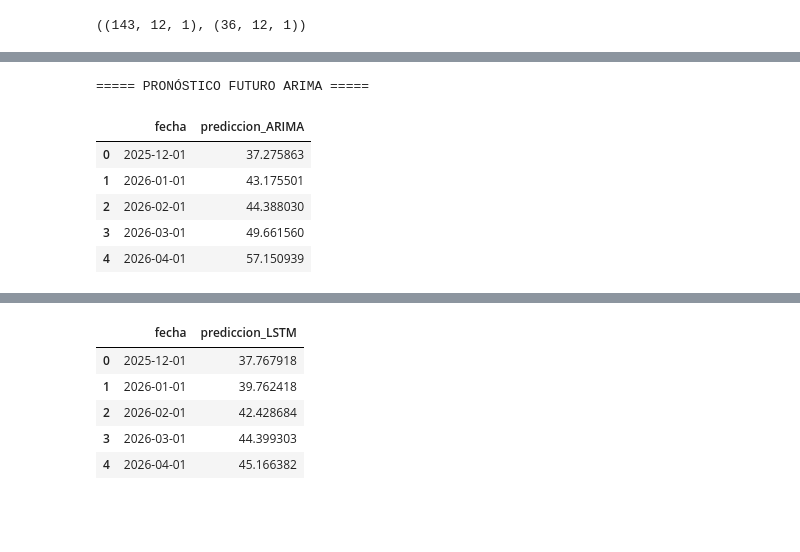
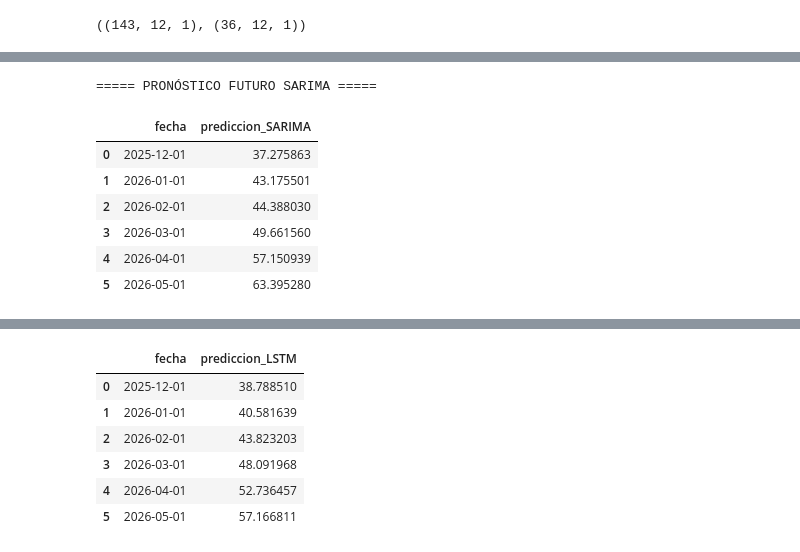
Before and after one commit to priscilacervantes25/examenfinal_modelos, a Jupyter notebook: pred.ipynb, the cells around one changed output, grey strips where cells are left out. Saved outputs shown, nothing was run; the diff lists cells and outputs as text; code cells hidden in the pictures; blank space fills up the shorter version.

```diff
--- a/pred.ipynb
+++ b/pred.ipynb
@@ -99,7 +107,8 @@ plt.show()
 <Figure size 1200x500 with 0 Axes>
 [figure]
 # %%
-scaler = MinMaxScaler()
+from sklearn.preprocessing import StandardScaler
+scaler = StandardScaler()
 serie_scaled = scaler.fit_transform(serie.values.reshape(-1,1))
 # %%
 def crear_ventanas(data, ventana):
@@ -122,19 +131,27 @@ X_train.shape, X_test.shape
 ((143, 12, 1), (36, 12, 1))
 # %%
 model_lstm = Sequential([
-    LSTM(50, activation='tanh', return_sequences=False, input_shape=(ventana,1)),
+    LSTM(64, return_sequences=True, activation='tanh', input_shape=(ventana,1)),
+    Dropout(0.2),
+    LSTM(32, return_sequences=False, activation='tanh'),
+    Dense(16, activation='relu'),
     Dense(1)
 ])
 
-model_lstm.compile(optimizer='adam', loss='mse')
+model_lstm.compile(optimizer='RMSprop', loss='mse')
 
-model_lstm.summary()
+callback = EarlyStopping(
+    monitor='val_loss',
+    patience=10,
+    restore_best_weights=True
+)
 
 hist = model_lstm.fit(
     X_train, y_train,
     validation_data=(X_test, y_test),
-    epochs=50,
-    batch_size=8,
+    epochs=200,
+    batch_size=16,
+    callbacks=[callback],
     verbose=1
 )
 # %% [output]
@@ -289,7 +309,7 @@ import numpy as np
 import plotly.express as px
 
 
-future_steps = 5  # dic 2025 a abril 2026
+future_steps = 6  # dic 2025 a mayo 2026
 
 last_date = data.index[-1]
 
@@ -300,16 +320,16 @@ future_dates = pd.date_range(
 )
 
 #arima
-future_pred_arima = sarima_fit.forecast(steps=future_steps)
-future_pred_arima = np.array(future_pred_arima).flatten()
+future_pred_sarima = sarima_fit.forecast(steps=future_steps)
+future_pred_sarima = np.array(future_pred_sarima).flatten()
 
-df_future_arima = pd.DataFrame({
+df_future_sarima = pd.DataFrame({
     "fecha": future_dates,
-    "prediccion_ARIMA": future_pred_arima
+    "prediccion_SARIMA": future_pred_sarima
 })
 
-print("\n===== PRONÓSTICO FUTURO ARIMA =====")
-display(df_future_arima)
+print("\n===== PRONÓSTICO FUTURO SARIMA =====")
+display(df_future_sarima)
 
 # lstm
 future_lstm_input = serie_scaled[-ventana:].reshape(1, ventana, 1)
@@ -333,7 +353,7 @@ display(df_future_lstm)
 # gráfica de ambas
 df_comparacion = pd.DataFrame({
     "fecha": future_dates,
-    "ARIMA": future_pred_arima,
+    "ARIMA": future_pred_sarima,
     "LSTM": future_pred_lstm
 })
 
@@ -341,16 +361,17 @@ fig = px.line(
     df_comparacion,
     x="fecha",
     y=["ARIMA", "LSTM"],
-    title="Pronóstico Futuro (Dic 2025 → Abr 2026): ARIMA vs LSTM",
+    title="Pronóstico Futuro (Dic 2025 → May 2026): SARIMA vs LSTM",
     markers=True
 )
 
 fig.show()
 # %% [output]
-===== PRONÓSTICO FUTURO ARIMA =====
+===== PRONÓSTICO FUTURO SARIMA =====
-|  | fecha | prediccion_ARIMA |
+|  | fecha | prediccion_SARIMA |
 | 0 | 2025-12-01 | 37.275863 |
 | 1 | 2026-01-01 | 43.175501 |
 | 2 | 2026-02-01 | 44.388030 |
 | 3 | 2026-03-01 | 49.661560 |
 | 4 | 2026-04-01 | 57.150939 |
+| 5 | 2026-05-01 | 63.395280 |
@@ -362,8 +384,9 @@ fig.show()
 
 ===== PRONÓSTICO FUTURO LSTM =====
 |  | fecha | prediccion_LSTM |
-| 0 | 2025-12-01 | 37.767918 |
-| 1 | 2026-01-01 | 39.762418 |
-| 2 | 2026-02-01 | 42.428684 |
-| 3 | 2026-03-01 | 44.399303 |
-| 4 | 2026-04-01 | 45.166382 |
+| 0 | 2025-12-01 | 38.788510 |
+| 1 | 2026-01-01 | 40.581639 |
+| 2 | 2026-02-01 | 43.823203 |
+| 3 | 2026-03-01 | 48.091968 |
+| 4 | 2026-04-01 | 52.736457 |
+| 5 | 2026-05-01 | 57.166811 |
```
Also changed, not shown: parts of 11 cells of this notebook, 7 other files.
